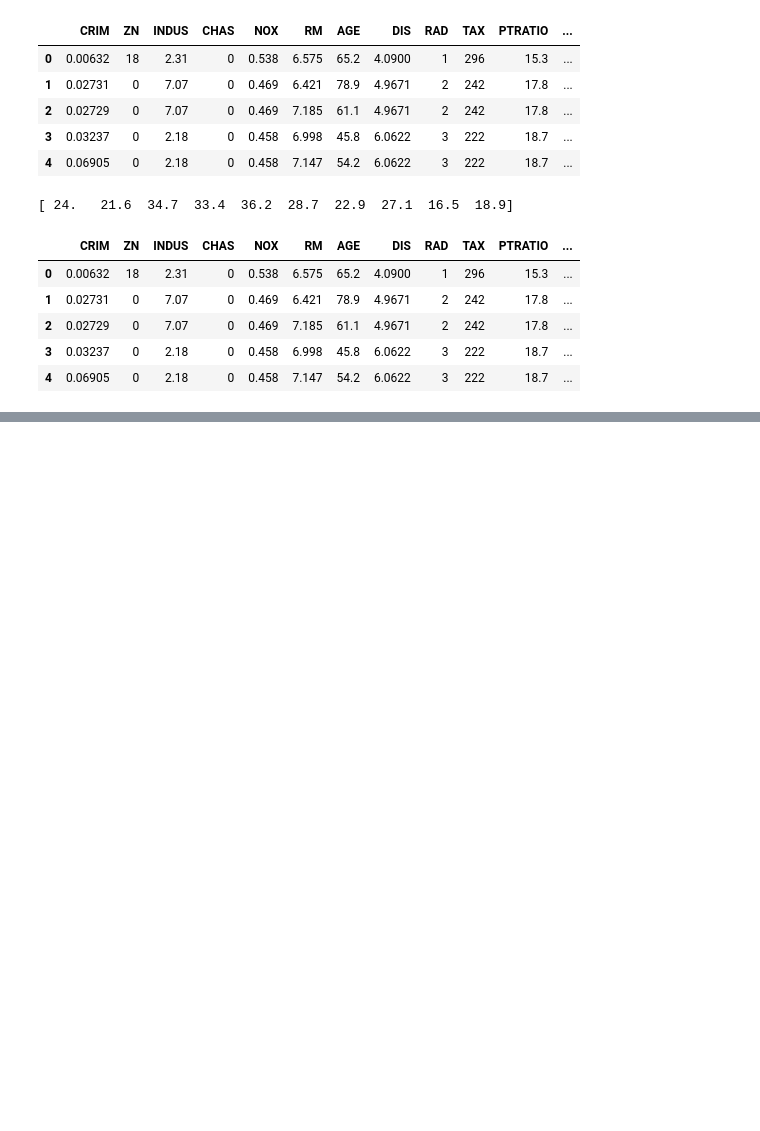
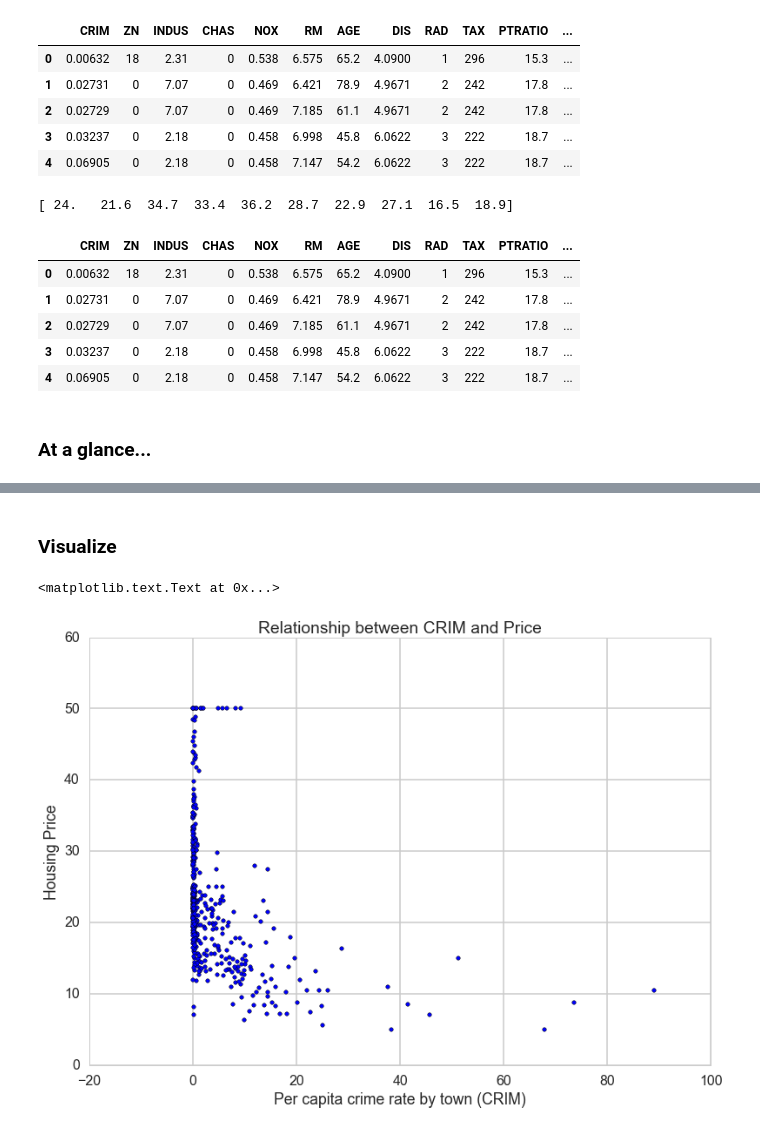
Before and after one commit to zazencodes/Harvard_labs_cs109, a Jupyter notebook: Lab4_stats.ipynb, the cells around one changed output, grey strips where cells are left out. Cells and saved outputs as stored; diff of their text form; code cells hidden in the pictures; blank space fills up the shorter version.

```diff
--- a/Lab4_stats.ipynb
+++ b/Lab4_stats.ipynb
@@ -96,6 +96,8 @@ bos.head()
 | 2 | 0.02729 | 0 | 7.07 | 0 | 0.469 | 7.185 | 61.1 | 4.9671 | 2 | 242 | 17.8 | ... |
 | 3 | 0.03237 | 0 | 2.18 | 0 | 0.458 | 6.998 | 45.8 | 6.0622 | 3 | 222 | 18.7 | ... |
 | 4 | 0.06905 | 0 | 2.18 | 0 | 0.458 | 7.147 | 54.2 | 6.0622 | 3 | 222 | 18.7 | ... |
+# %% [markdown]
+### At a glance...
 # %%
 bos.describe()
 # %% [output]
@@ -108,3 +110,5 @@ bos.describe()
 | 50% | 0.256510 | 0.000000 | 9.690000 | 0.000000 | 0.538000 | 6.208500 | 77.500000 | 3.207450 | 5.000000 | 330.000000 | 19.050000 | ... |
 | 75% | 3.647423 | 12.500000 | 18.100000 | 0.000000 | 0.624000 | 6.623500 | 94.075000 | 5.188425 | 24.000000 | 666.000000 | 20.200000 | ... |
 | max | 88.976200 | 100.000000 | 27.740000 | 1.000000 | 0.871000 | 8.780000 | 100.000000 | 12.126500 | 24.000000 | 711.000000 | 22.000000 | ... |
+# %% [markdown]
+### Visualize
@@ -110,0 +119,8 @@ bos.describe()
+# %%
+plt.scatter(bos.CRIM, bos.PRICE)
+plt.xlabel("Per capita crime rate by town (CRIM)")
+plt.ylabel("Housing Price")
+plt.title("Relationship between CRIM and Price")
+# %% [output]
+<matplotlib.text.Text at 0x...>
+[figure, added]
```
Also changed, not shown: parts of 28 cells of this notebook.
